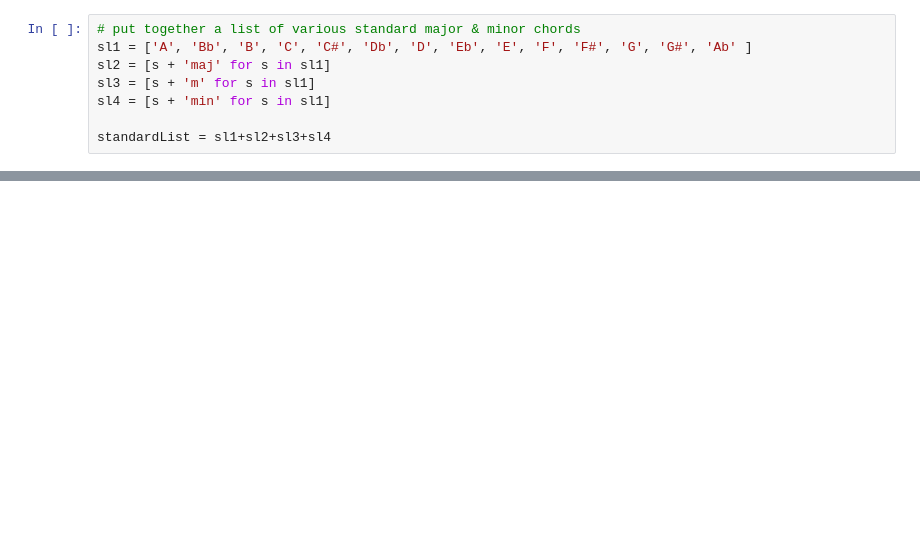
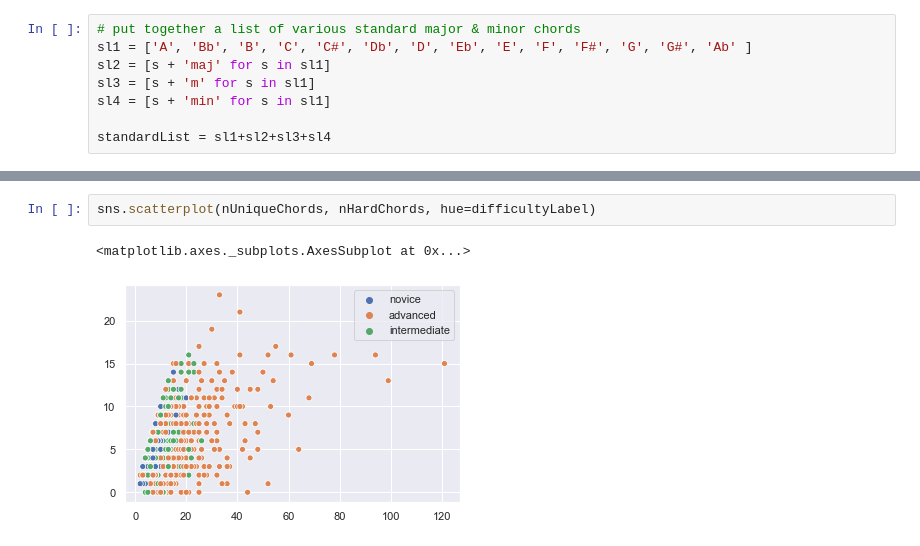
Before and after one commit to alevi813/chordRec, a Jupyter notebook: chordsEDA.ipynb, the cells around one changed output, grey strips where cells are left out. Saved outputs shown, nothing was run; the diff lists cells and outputs as text; blank space fills up the shorter version.

```diff
--- a/chordsEDA.ipynb
+++ b/chordsEDA.ipynb
@@ -53,0 +91,5 @@ plt.show()
+# %%
+sns.scatterplot(nUniqueChords, nHardChords, hue=difficultyLabel)
+# %% [output]
+<matplotlib.axes._subplots.AxesSubplot at 0x...>
+[figure, added]
```
Also changed, not shown: parts of 27 cells of this notebook, 4 other files.
